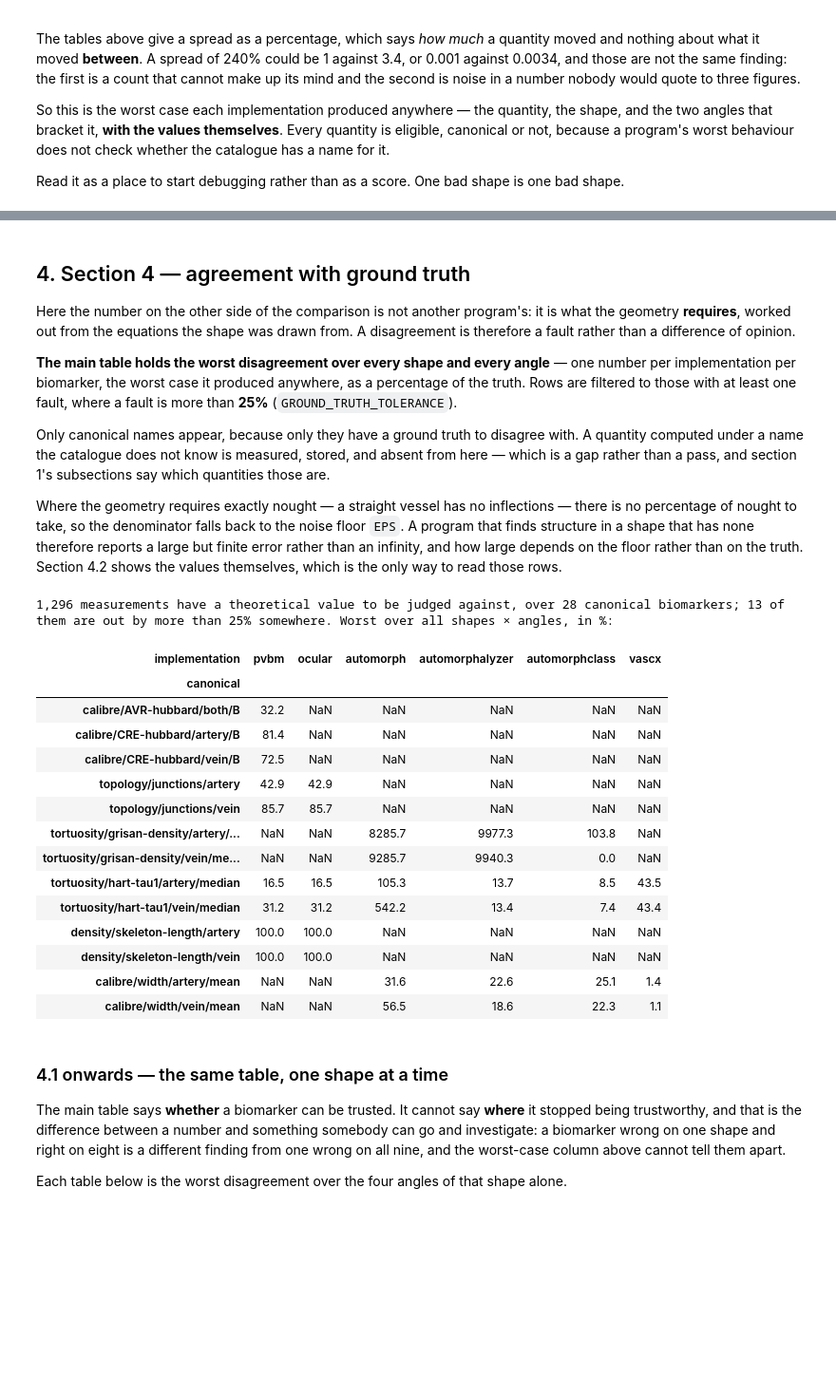
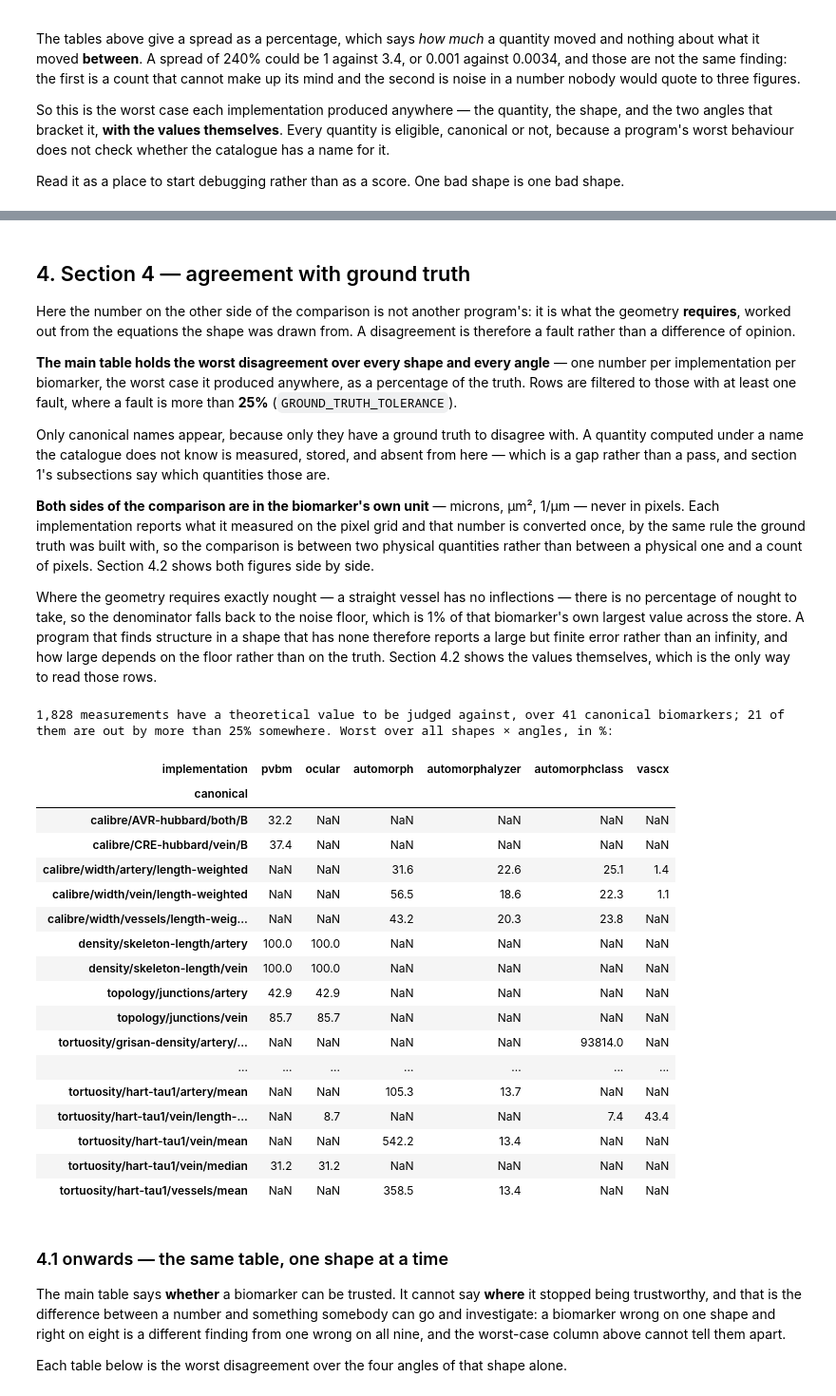
Before and after one commit to staskh/fundus-atlas, a Jupyter notebook: notebooks/biomarker-synthetic.ipynb, the cells around one changed output, grey strips where cells are left out. Shown at 95% size. Cells and saved outputs as stored; diff of their text form; code cells hidden in the pictures; blank space fills up the shorter version.

```diff
--- a/notebooks/biomarker-synthetic.ipynb
+++ b/notebooks/biomarker-synthetic.ipynb
@@ -161,31 +203,38 @@ print(
 # %%
-def spread(values: pd.Series) -> float:
+def floor(size: float) -> float:
+    """The smallest difference worth reporting for a biomarker of this size."""
+    return NOISE * size if size and np.isfinite(size) else NOISE
+
+
+def spread(values: pd.Series, size: float) -> float:
     """How far a quantity moved when the same shape was turned, relative to its own size.
 
-    `EPS` twice over: a width under the noise floor is agreement, and the denominator never falls
-    below the floor either — so a quantity hovering around nought cannot report a large percentage
-    for having moved an amount nobody could measure.
+    The floor twice over: a movement under it is agreement, and the denominator never falls below
+    it either — so a quantity hovering around nought cannot report a large percentage for having
+    moved an amount nobody could measure.
     """
     values = values.dropna()
     if len(values) < 2:
         return np.nan
     width = values.max() - values.min()
-    if width < EPS:
+    smallest = floor(size)
+    if width < smallest:
         return 0.0
-    return width / max(abs(values.mean()), EPS)
+    return width / max(abs(values.mean()), smallest)
 
 
-def error(value: float, truth: float) -> float:
+def error(value: float, truth: float, size: float) -> float:
     """How far one measurement is from what the geometry requires, as a fraction of the truth.
 
-    The same two uses of `EPS`. A disagreement smaller than the noise floor is not a disagreement,
-    and a percentage is never taken against a truth smaller than the floor — which is what used to
-    produce an infinity wherever the geometry required exactly nought.
+    The same two uses of the floor. A disagreement smaller than it is not a disagreement, and a
+    percentage is never taken against a truth smaller than it — which is what used to produce an
+    infinity wherever the geometry required exactly nought.
     """
     gap = abs(value - truth)
-    if gap < EPS:
+    smallest = floor(size)
+    if gap < smallest:
         return 0.0
-    return gap / max(abs(truth), EPS)
+    return gap / max(abs(truth), smallest)
 
 
 def as_percent(table: pd.DataFrame) -> pd.DataFrame:
@@ -566,48 +614,63 @@ Only canonical names appear, because only they have a ground truth to disagree w
 computed under a name the catalogue does not know is measured, stored, and absent from here — which
 is a gap rather than a pass, and section 1's subsections say which quantities those are.
 
+**Both sides of the comparison are in the biomarker's own unit** — microns, µm², 1/µm — never in
+pixels. Each implementation reports what it measured on the pixel grid and that number is
+converted once, by the same rule the ground truth was built with, so the comparison is between two
+physical quantities rather than between a physical one and a count of pixels. Section 4.2 shows
+both figures side by side.
+
 Where the geometry requires exactly nought — a straight vessel has no inflections — there is no
-percentage of nought to take, so the denominator falls back to the noise floor `EPS`. A program
-that finds structure in a shape that has none therefore reports a large but finite error rather
-than an infinity, and how large depends on the floor rather than on the truth. Section 4.2 shows
-the values themselves, which is the only way to read those rows.
+percentage of nought to take, so the denominator falls back to the noise floor, which is 1% of
+that biomarker's own largest value across the store. A program that finds structure in a shape
+that has none therefore reports a large but finite error rather than an infinity, and how large
+depends on the floor rather than on the truth. Section 4.2 shows the values themselves, which is
+the only way to read those rows.
 # %%
 AGAINST = named.merge(TRUTH, on=["key", "canonical"], how="inner").dropna(subset=["value"])
-AGAINST["error"] = [error(v, t) for v, t in zip(AGAINST["value"], AGAINST["truth"])]
+AGAINST["error"] = [
+    error(value, truth, size)
+    for value, truth, size in zip(
+        AGAINST["value"], AGAINST["truth"], AGAINST["size"], strict=True
+    )
+]
 
 
 def worst_over(frame: pd.DataFrame) -> pd.DataFrame:
     """The worst disagreement each implementation produced, per canonical name."""
     return columns_in_order(
         frame.groupby(["canonical", "implementation"])["error"].max().unstack("implementation")
     )
 
 
 EVERYWHERE = worst_over(AGAINST)
 faults = over(EVERYWHERE, GROUND_TRUTH_TOLERANCE)
 print(
     f"{len(AGAINST):,} measurements have a theoretical value to be judged against, over "
     f"{AGAINST['canonical'].nunique()} canonical biomarkers; {len(faults)} of them are out by more "
     f"than {GROUND_TRUTH_TOLERANCE:.0%} somewhere. Worst over all shapes × angles, in %:"
 )
 as_percent(faults)
 # %% [output]
-1,296 measurements have a theoretical value to be judged against, over 28 canonical biomarkers; 13 of them are out by more than 25% somewhere. Worst over all shapes × angles, in %:
+1,828 measurements have a theoretical value to be judged against, over 41 canonical biomarkers; 21 of them are out by more than 25% somewhere. Worst over all shapes × angles, in %:
 | implementation | pvbm | ocular | automorph | automorphalyzer | automorphclass | vascx |
 | canonical |  |  |  |  |  |  |
 | calibre/AVR-hubbard/both/B | 32.2 | NaN | NaN | NaN | NaN | NaN |
-| calibre/CRE-hubbard/artery/B | 81.4 | NaN | NaN | NaN | NaN | NaN |
-| calibre/CRE-hubbard/vein/B | 72.5 | NaN | NaN | NaN | NaN | NaN |
+| calibre/CRE-hubbard/vein/B | 37.4 | NaN | NaN | NaN | NaN | NaN |
+| calibre/width/artery/length-weighted | NaN | NaN | 31.6 | 22.6 | 25.1 | 1.4 |
+| calibre/width/vein/length-weighted | NaN | NaN | 56.5 | 18.6 | 22.3 | 1.1 |
+| calibre/width/vessels/length-weig... | NaN | NaN | 43.2 | 20.3 | 23.8 | NaN |
+| density/skeleton-length/artery | 100.0 | 100.0 | NaN | NaN | NaN | NaN |
+| density/skeleton-length/vein | 100.0 | 100.0 | NaN | NaN | NaN | NaN |
 | topology/junctions/artery | 42.9 | 42.9 | NaN | NaN | NaN | NaN |
 | topology/junctions/vein | 85.7 | 85.7 | NaN | NaN | NaN | NaN |
-| tortuosity/grisan-density/artery/... | NaN | NaN | 8285.7 | 9977.3 | 103.8 | NaN |
-| tortuosity/grisan-density/vein/me... | NaN | NaN | 9285.7 | 9940.3 | 0.0 | NaN |
-| tortuosity/hart-tau1/artery/median | 16.5 | 16.5 | 105.3 | 13.7 | 8.5 | 43.5 |
-| tortuosity/hart-tau1/vein/median | 31.2 | 31.2 | 542.2 | 13.4 | 7.4 | 43.4 |
-| density/skeleton-length/artery | 100.0 | 100.0 | NaN | NaN | NaN | NaN |
-| density/skeleton-length/vein | 100.0 | 100.0 | NaN | NaN | NaN | NaN |
-| calibre/width/artery/mean | NaN | NaN | 31.6 | 22.6 | 25.1 | 1.4 |
-| calibre/width/vein/mean | NaN | NaN | 56.5 | 18.6 | 22.3 | 1.1 |
+| tortuosity/grisan-density/artery/... | NaN | NaN | NaN | NaN | 93814.0 | NaN |
+| ... | ... | ... | ... | ... | ... | ... |
+| tortuosity/hart-tau1/artery/mean | NaN | NaN | 105.3 | 13.7 | NaN | NaN |
+| tortuosity/hart-tau1/vein/length-... | NaN | 8.7 | NaN | NaN | 7.4 | 43.4 |
+| tortuosity/hart-tau1/vein/mean | NaN | NaN | 542.2 | 13.4 | NaN | NaN |
+| tortuosity/hart-tau1/vein/median | 31.2 | 31.2 | NaN | NaN | NaN | NaN |
+| tortuosity/hart-tau1/vessels/mean | NaN | NaN | 358.5 | 13.4 | NaN | NaN |
 # %% [markdown]
 ### 4.1 onwards — the same table, one shape at a time
 
```
Also changed, not shown: parts of 10 cells of this notebook, 8 other files.
